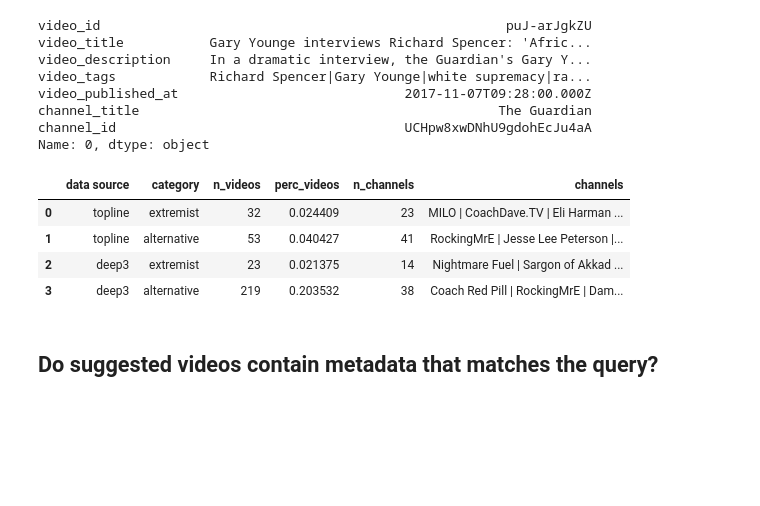
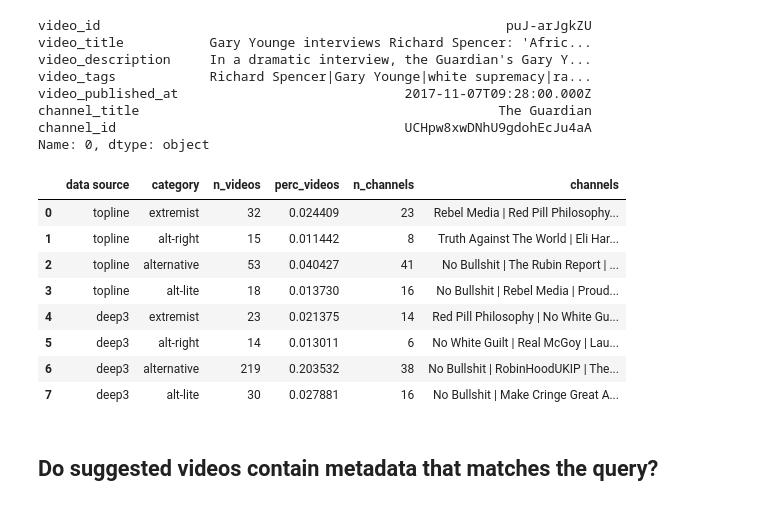
Before and after one commit to the-markup/investigation-youtube-ad-placements, a Jupyter notebook: notebooks/3-suggestion-analysis.ipynb, the cells around one changed output. Saved outputs shown, nothing was run; the diff lists cells and outputs as text; code cells hidden in the pictures; blank space fills up the shorter version.

Commit message:
added ribeiro list back in

```diff
--- a/notebooks/3-suggestion-analysis.ipynb
+++ b/notebooks/3-suggestion-analysis.ipynb
@@ -8,7 +8,9 @@ import pandas as pd
 from tqdm import tqdm
 # %%
 # inputs
-fn_adl = '../data/input/adl_extremist_alternative_channels_overlap.csv'
+fn_adl = '../data/input/channel_lists/adl_extremist_alternative_channels_overlap.csv'
+fn_acm = '../data/input/channel_lists/ribeiro_sources.csv'
+
 fn_topline = '../data/input/video_metadata/topline_hate_videos.csv'
 fn_deeper_catalog = '../data/input/video_metadata/deep_catalog_wwk_wg_we.csv'
 fn_youtube_videos = '../data/output/placements_api_suggestions/videos_for_hate_terms.csv'
@@ -16,4 +18,5 @@ fn_youtube_channels = '../data/output/placements_api_suggestions/channels_for_ha
 
 # outputs
 fn_table = '../data/output/adl_extremist_alternative_channel_overlap.csv'
+fn_table = '../data/output/channel_overlap.csv'
 # %% [markdown]
@@ -23,3 +24,3 @@ We use a subset of channels that overlap with those in our study (`fn_adl`).
 # %%
 df_adl = pd.read_csv(fn_adl)
-df_adl.iloc[0]
+df_acm = pd.read_csv(fn_acm)
@@ -41,0 +34,3 @@ len(alt_channels)
+# %%
+altright_channels = df_acm[df_acm.Category == 'Alt-right'].Id.tolist()
+altlite_channels = df_acm[df_acm.Category == 'Alt-lite'].Id.tolist()
@@ -130,6 +152,9 @@ Name: 0, dtype: object
 # %%
 deep_extreme = df_deeper_catalog[df_deeper_catalog.channel_id.isin(extremist_channels)]
 deep_alt = df_deeper_catalog[df_deeper_catalog.channel_id.isin(alt_channels)]
+# %%
+deep_altright = df_deeper_catalog[df_deeper_catalog.channel_id.isin(altright_channels)]
+deep_altlite = df_deeper_catalog[df_deeper_catalog.channel_id.isin(altlite_channels)]
 # %%
 result = pd.DataFrame([
     {
@@ -139,43 +164,84 @@ result = pd.DataFrame([
         "perc_videos" : topline_extreme.video_id.nunique() / df_topline.video_id.nunique(),
         "n_channels": len(topline_extreme_channels),
         "channels" : " | ".join(set(topline_extreme_channels))
+    },
+        {
+        "data source": "topline",
+        "category": "alt-right",
+        "n_videos": topline_altright.video_id.nunique(),
+        "perc_videos" : topline_altright.video_id.nunique() / df_topline.video_id.nunique(),
+        "n_channels": len(topline_altright_channels),
+        "channels" : " | ".join(set(topline_altright_channels))
     },
 
     {
         "data source": "topline",
         "category": "alternative",
         "n_videos": topline_alt.video_id.nunique(),
         "perc_videos" : topline_alt.video_id.nunique() / df_topline.video_id.nunique(),
         "n_channels": len(topline_alt_channels),
         "channels" : " | ".join(set(topline_alt_channels))
     },
 
+
+
+    {
+        "data source": "topline",
+        "category": "alt-lite",
+        "n_videos": topline_altlite.video_id.nunique(),
+        "perc_videos" : topline_altlite.video_id.nunique() / df_topline.video_id.nunique(),
+        "n_channels": len(topline_altlite_channels),
+        "channels" : " | ".join(set(topline_altlite_channels))
+    },
+
+
     {
         "data source": "deep3",
         "category": "extremist",
         "n_videos": deep_extreme.video_id.nunique(),
         "perc_videos" : deep_extreme.video_id.nunique() / df_deeper_catalog.video_id.nunique(),
         "n_channels": deep_extreme.channel_title.nunique(),
         "channels" : " | ".join(set(deep_extreme.channel_title.unique()))
+    },
+    {
+        "data source": "deep3",
+        "category": "alt-right",
+        "n_videos": deep_altright.video_id.nunique(),
+        "perc_videos" : deep_altright.video_id.nunique() / df_deeper_catalog.video_id.nunique(),
+        "n_channels": deep_altright.channel_title.nunique(),
+        "channels" : " | ".join(set(deep_altright.channel_title.unique()))
     },
 
     {
         "data source": "deep3",
         "category": "alternative",
         "n_videos": deep_alt.video_id.nunique(),
         "perc_videos" : deep_alt.video_id.nunique() / df_deeper_catalog.video_id.nunique(),
         "n_channels": deep_alt.channel_title.nunique(),
         "channels" : " | ".join(set(deep_alt.channel_title.unique()))
+    },
+
+    {
+        "data source": "deep3",
+        "category": "alt-lite",
+        "n_videos": deep_altlite.video_id.nunique(),
+        "perc_videos" : deep_altlite.video_id.nunique() / df_deeper_catalog.video_id.nunique(),
+        "n_channels": deep_altlite.channel_title.nunique(),
+        "channels" : " | ".join(set(deep_altlite.channel_title.unique()))
     }
 ])
 
 result
 # %% [output]
 |  | data source | category | n_videos | perc_videos | n_channels | channels |
-| 0 | topline | extremist | 32 | 0.024409 | 23 | MILO | CoachDave.TV | Eli Harman ... |
-| 1 | topline | alternative | 53 | 0.040427 | 41 | RockingMrE | Jesse Lee Peterson |... |
-| 2 | deep3 | extremist | 23 | 0.021375 | 14 | Nightmare Fuel | Sargon of Akkad ... |
-| 3 | deep3 | alternative | 219 | 0.203532 | 38 | Coach Red Pill | RockingMrE | Dam... |
+| 0 | topline | extremist | 32 | 0.024409 | 23 | Rebel Media | Red Pill Philosophy... |
+| 1 | topline | alt-right | 15 | 0.011442 | 8 | Truth Against The World | Eli Har... |
+| 2 | topline | alternative | 53 | 0.040427 | 41 | No Bullshit | The Rubin Report | ... |
+| 3 | topline | alt-lite | 18 | 0.013730 | 16 | No Bullshit | Rebel Media | Proud... |
+| 4 | deep3 | extremist | 23 | 0.021375 | 14 | Red Pill Philosophy | No White Gu... |
+| 5 | deep3 | alt-right | 14 | 0.013011 | 6 | No White Guilt | Real McGoy | Lau... |
+| 6 | deep3 | alternative | 219 | 0.203532 | 38 | No Bullshit | RobinHoodUKIP | The... |
+| 7 | deep3 | alt-lite | 30 | 0.027881 | 16 | No Bullshit | Make Cringe Great A... |
 # %%
 result.to_csv(fn_table, index=False)
 # %% [markdown]
```
Also changed, not shown: parts of 7 cells of this notebook, 11 other files.
